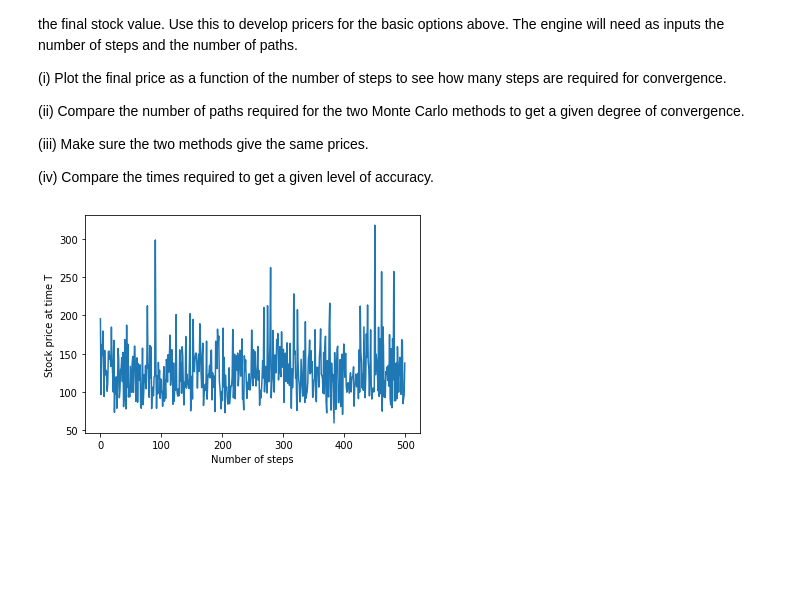
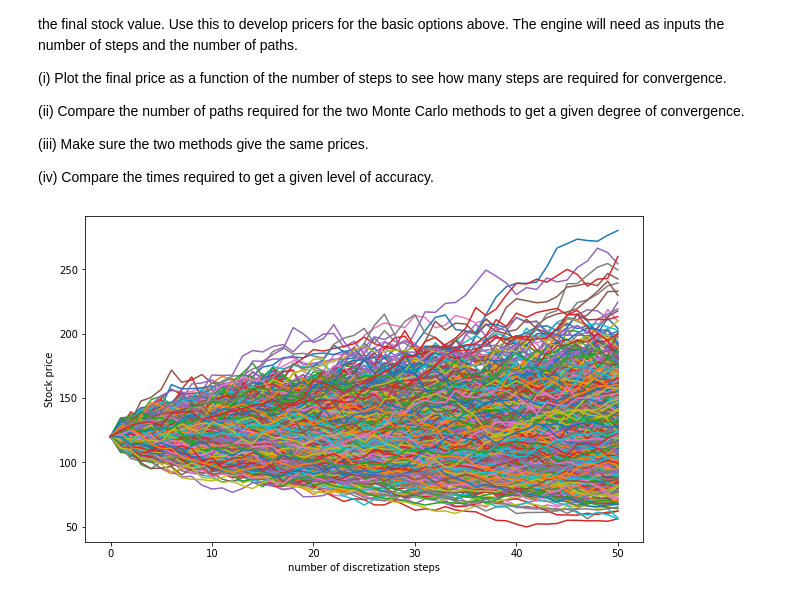
Before and after one commit to hongwai1920/Implement-Option-Pricing-Model-using-Python, a Jupyter notebook: 1. Pricing of vanilla options in the Black-Scholes world and Monte Carlo Simulation.ipynb, the cells around one changed output. Drawn from its saved outputs; the diff is of its cells as text; code cells hidden in the pictures; blank space fills up the shorter version.

```diff
--- a/1. Pricing of vanilla options in the Black-Scholes world and Monte Carlo Simulation.ipynb
+++ b/1. Pricing of vanilla options in the Black-Scholes world and Monte Carlo Simulation.ipynb
@@ -806,30 +850,21 @@ The engine will need as inputs the number of steps and the number of paths.
 # %%
 # (i)
 
 S0 = 120
 T = 1
 K = 100
 r = 0.05
 d = 0
 sigma = 0.25
 
+num_paths = 10
+num_steps = 50
 
-num_steps = 500
+ST = GBM_fd(S0, K, r, d, sigma, T, num_steps, 2**num_paths)
 
-
-S = S0
-A = [0] * (num_steps)
-S_paths = []
-
-for N in range(1, num_steps+1):
-    dt = T / N
-    for _ in range(1, N + 1):
-        S = S + r * S * dt + S * sigma * np.sqrt(dt) * np.random.standard_normal()
-    A[N - 1] =  S
-    S = S0
-
-plt.plot(A)
-plt.xlabel('Number of steps')
-plt.ylabel('Stock price at time T');
+plt.figure(figsize= (10,6))
+plt.plot(ST)
+plt.xlabel('number of discretization steps')
+plt.ylabel('Stock price');
 # %% [output]
-[figure, old version]
+[figure, new version]
```
Also changed, not shown: parts of 29 cells of this notebook.
